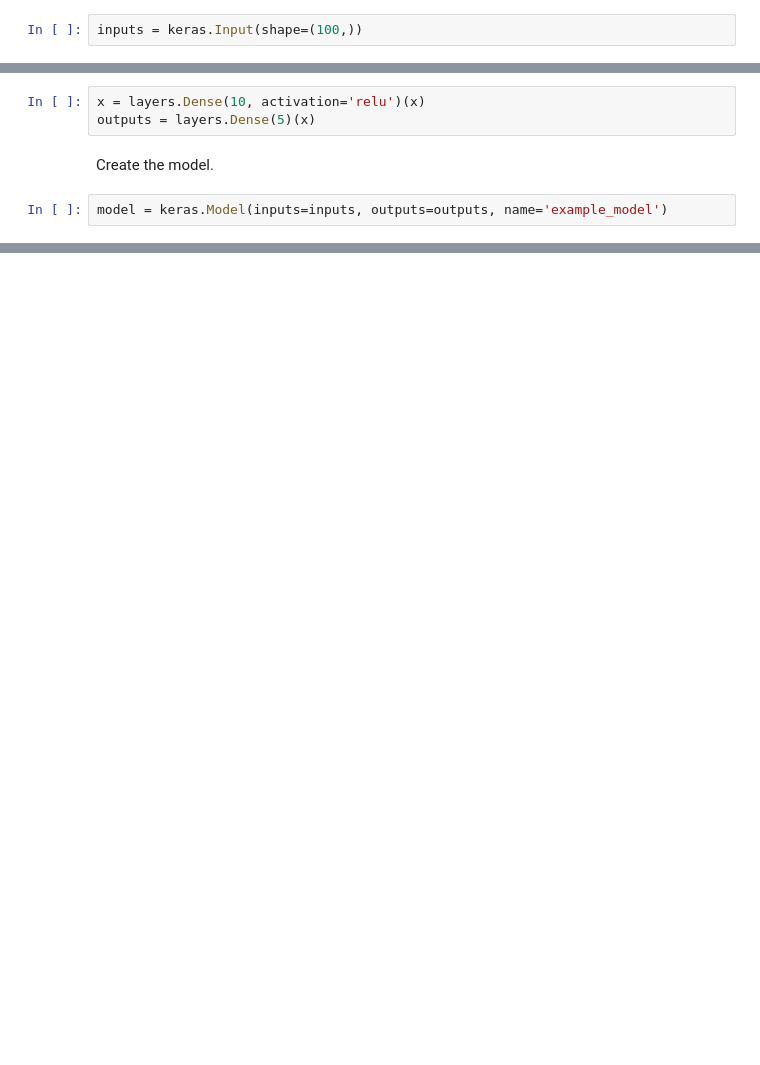
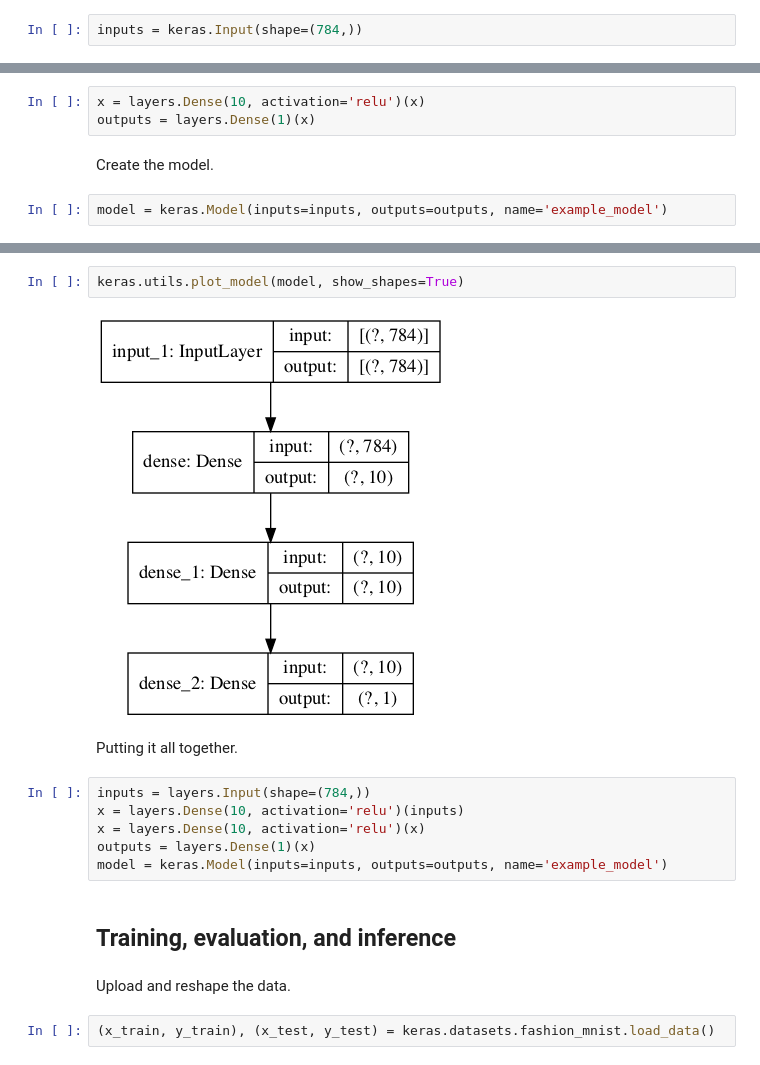
Before and after one commit to guybrettrobertson/autodidactic_sandbox, a Jupyter notebook: machine_learning/keras/keras_basics.ipynb, the cells around one changed output, grey strips where cells are left out. Cells and saved outputs as stored; diff of their text form; blank space fills up the shorter version.

Commit message:
Complete keras basic model on fashion dataset

```diff
--- a/machine_learning/keras/keras_basics.ipynb
+++ b/machine_learning/keras/keras_basics.ipynb
@@ -14,7 +14,7 @@ from tensorflow.keras import layers
 
 Define the input layer.
 # %%
-inputs = keras.Input(shape=(100,))
+inputs = keras.Input(shape=(784,))
 # %%
 inputs.shape
 # %% [output]
@@ -31,7 +31,7 @@ x = layers.Dense(10, activation='relu')(inputs)
 Add another layer and finally an output layer.
 # %%
 x = layers.Dense(10, activation='relu')(x)
-outputs = layers.Dense(5)(x)
+outputs = layers.Dense(1)(x)
 # %% [markdown]
 Create the model.
 # %%
@@ -61,0 +62,18 @@ InvocationException: GraphViz's executables not found
+# %%
+keras.utils.plot_model(model, show_shapes=True)
+# %% [output]
+[figure, added]
+# %% [markdown]
+Putting it all together.
+# %%
+inputs = layers.Input(shape=(784,))
+x = layers.Dense(10, activation='relu')(inputs)
+x = layers.Dense(10, activation='relu')(x)
+outputs = layers.Dense(1)(x)
+model = keras.Model(inputs=inputs, outputs=outputs, name='example_model')
+# %% [markdown]
+## Training, evaluation, and inference
+# %% [markdown]
+Upload and reshape the data.
+# %%
+(x_train, y_train), (x_test, y_test) = keras.datasets.fashion_mnist.load_data()
```
Also changed, not shown: parts of 13 cells of this notebook, 1 other file.
